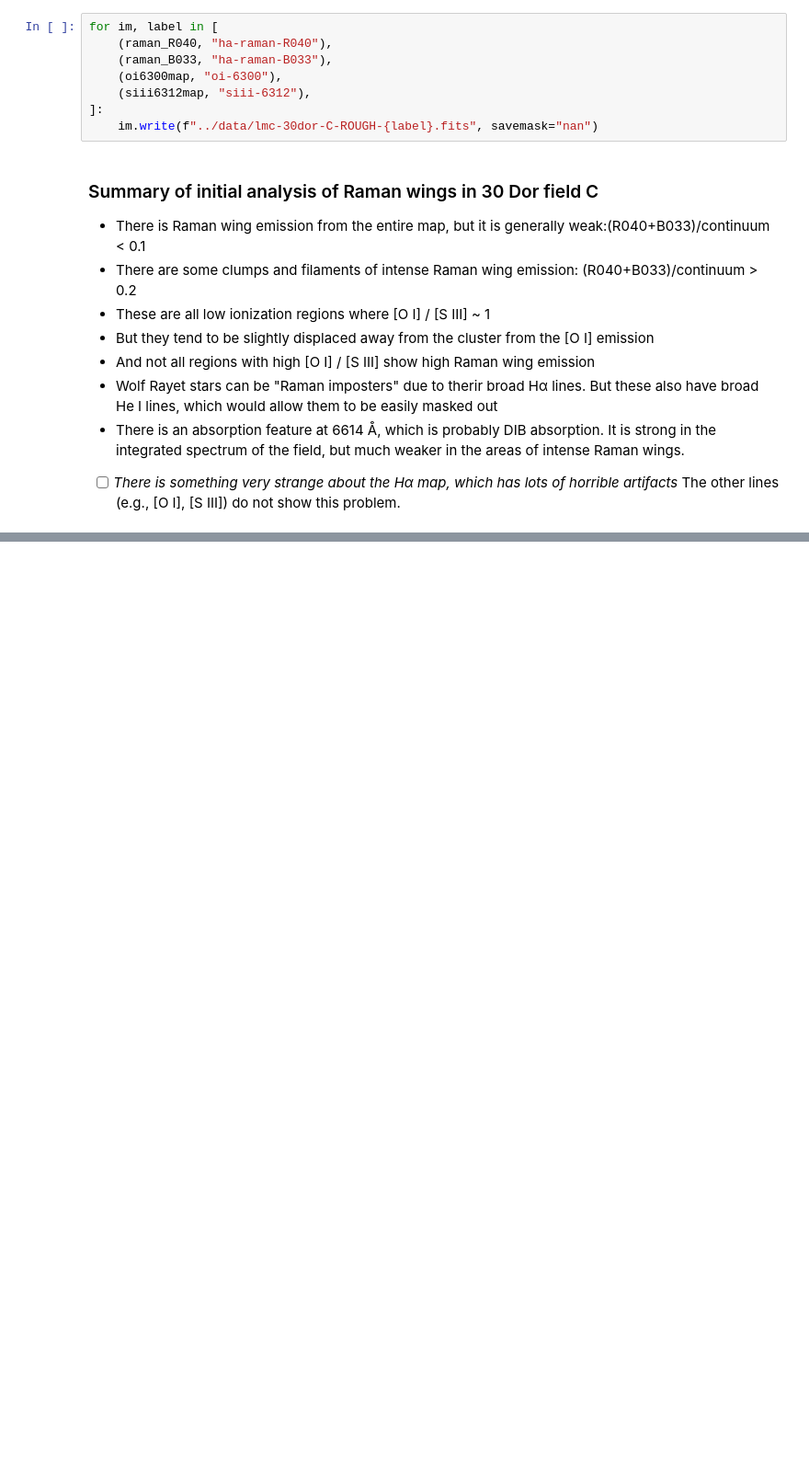
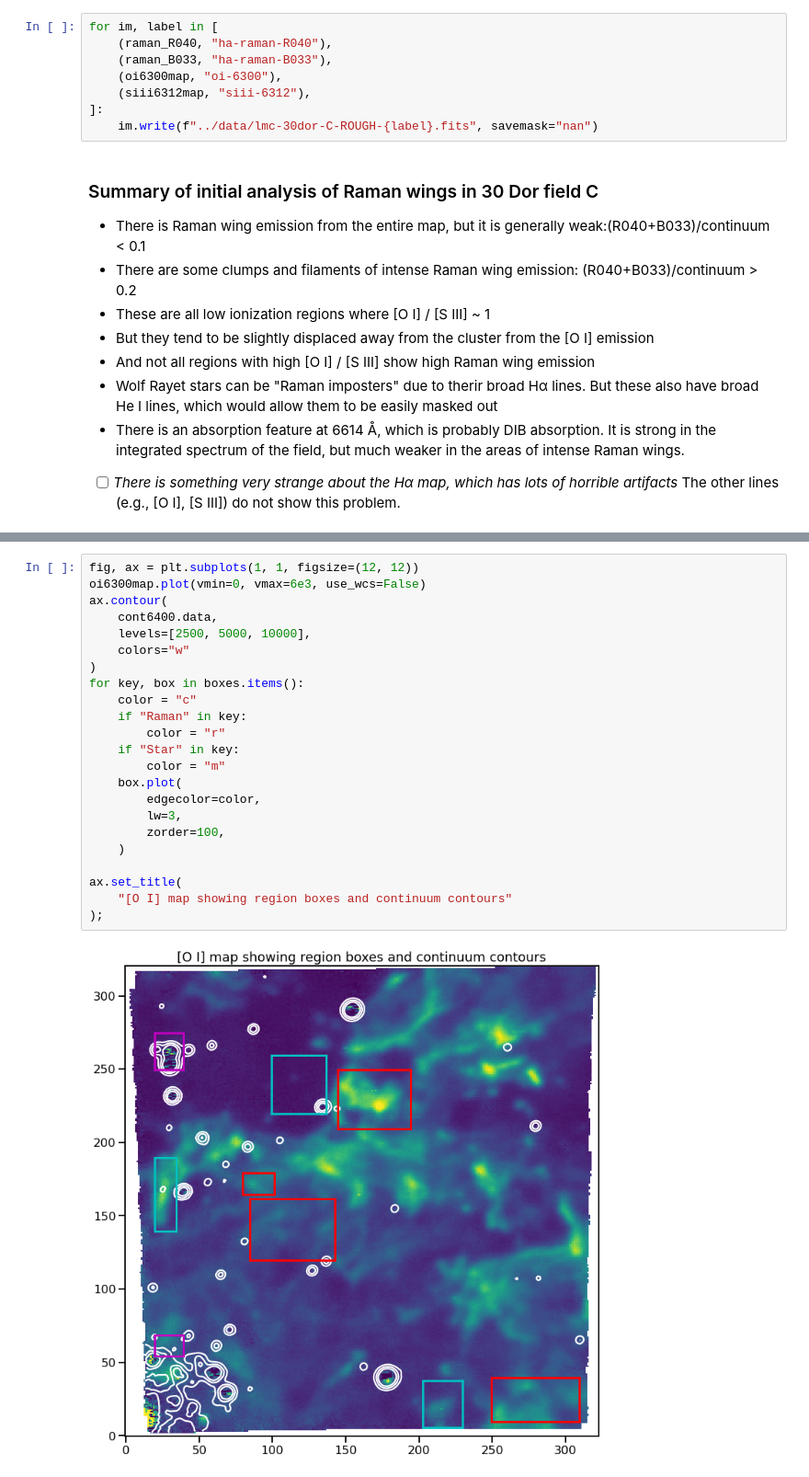
Before and after one commit to will-henney/muse-hii-regions, a Jupyter notebook: notebooks/05-01-LMC-30Dor-subcube-test.ipynb, the cells around one changed output, grey strips where cells are left out. Shown at 92% size. Cells and saved outputs as stored; diff of their text form; blank space fills up the shorter version.

Commit message:
Finish fitting continuum to Ha sub-cube of 30 Dor field C

```diff
--- a/notebooks/05-01-LMC-30Dor-subcube-test.ipynb
+++ b/notebooks/05-01-LMC-30Dor-subcube-test.ipynb
@@ -250,0 +350,25 @@ for im, label in [
+# %%
+fig, ax = plt.subplots(1, 1, figsize=(12, 12))
+oi6300map.plot(vmin=0, vmax=6e3, use_wcs=False)
+ax.contour(
+    cont6400.data,
+    levels=[2500, 5000, 10000],
+    colors="w"
+)
+for key, box in boxes.items():
+    color = "c"
+    if "Raman" in key:
+        color = "r"
+    if "Star" in key:
+        color = "m"
+    box.plot(
+        edgecolor=color,
+        lw=3,
+        zorder=100,
+    )
+
+ax.set_title(
+    "[O I] map showing region boxes and continuum contours"
+);
+# %% [output]
+[figure, added]
```
Also changed, not shown: parts of 24 cells of this notebook, 2 other files.
